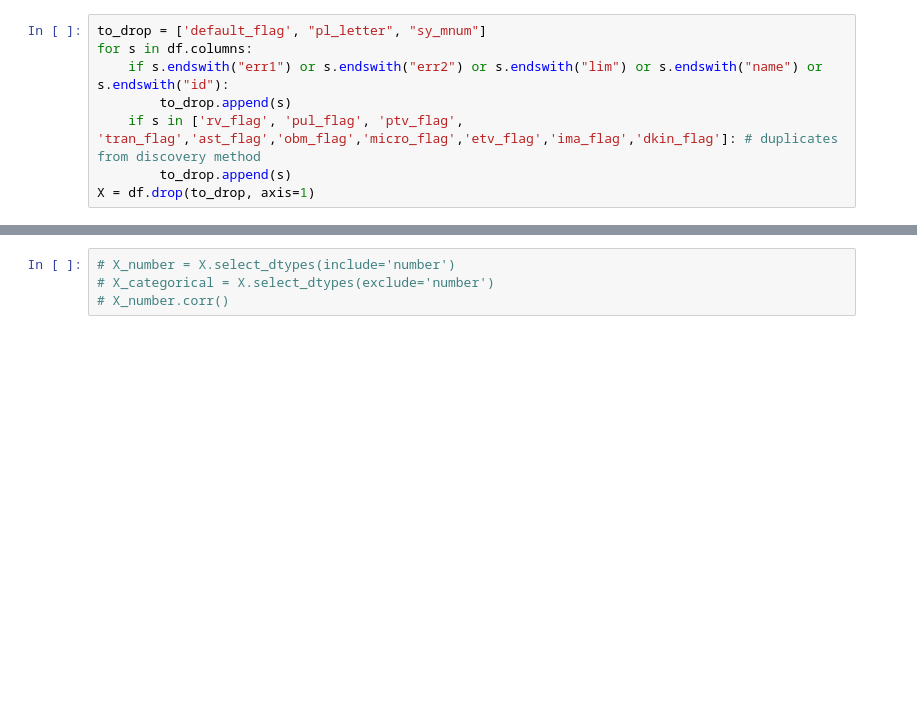
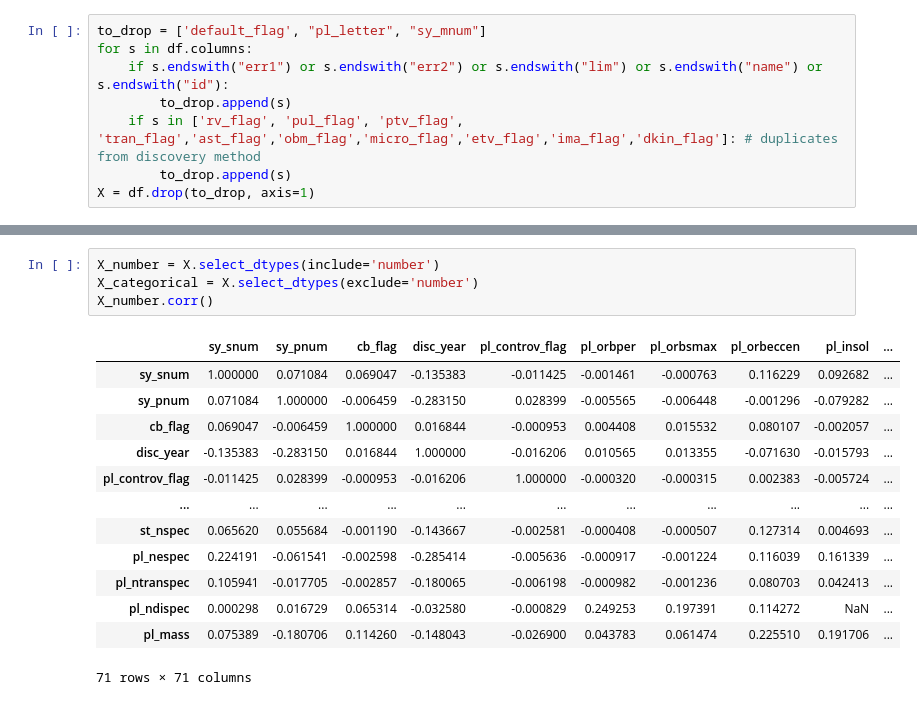
Before and after one commit to rhit-silkaijr/MA415, a Jupyter notebook: Preprocessing.ipynb, the cells around one changed output, grey strips where cells are left out. Saved outputs shown, nothing was run; the diff lists cells and outputs as text; blank space fills up the shorter version.

```diff
--- a/Preprocessing.ipynb
+++ b/Preprocessing.ipynb
@@ -163,4 +157,18 @@ list(X.columns)
 # %%
-# X_number = X.select_dtypes(include='number')
-# X_categorical = X.select_dtypes(exclude='number')
-# X_number.corr()
+X_number = X.select_dtypes(include='number')
+X_categorical = X.select_dtypes(exclude='number')
+X_number.corr()
+# %% [output]
+|  | sy_snum | sy_pnum | cb_flag | disc_year | pl_controv_flag | pl_orbper | pl_orbsmax | pl_orbeccen | pl_insol | ... |
+| sy_snum | 1.000000 | 0.071084 | 0.069047 | -0.135383 | -0.011425 | -0.001461 | -0.000763 | 0.116229 | 0.092682 | ... |
+| sy_pnum | 0.071084 | 1.000000 | -0.006459 | -0.283150 | 0.028399 | -0.005565 | -0.006448 | -0.001296 | -0.079282 | ... |
+| cb_flag | 0.069047 | -0.006459 | 1.000000 | 0.016844 | -0.000953 | 0.004408 | 0.015532 | 0.080107 | -0.002057 | ... |
+| disc_year | -0.135383 | -0.283150 | 0.016844 | 1.000000 | -0.016206 | 0.010565 | 0.013355 | -0.071630 | -0.015793 | ... |
+| pl_controv_flag | -0.011425 | 0.028399 | -0.000953 | -0.016206 | 1.000000 | -0.000320 | -0.000315 | 0.002383 | -0.005724 | ... |
+| ... | ... | ... | ... | ... | ... | ... | ... | ... | ... | ... |
+| st_nspec | 0.065620 | 0.055684 | -0.001190 | -0.143667 | -0.002581 | -0.000408 | -0.000507 | 0.127314 | 0.004693 | ... |
+| pl_nespec | 0.224191 | -0.061541 | -0.002598 | -0.285414 | -0.005636 | -0.000917 | -0.001224 | 0.116039 | 0.161339 | ... |
+| pl_ntranspec | 0.105941 | -0.017705 | -0.002857 | -0.180065 | -0.006198 | -0.000982 | -0.001236 | 0.080703 | 0.042413 | ... |
+| pl_ndispec | 0.000298 | 0.016729 | 0.065314 | -0.032580 | -0.000829 | 0.249253 | 0.197391 | 0.114272 | NaN | ... |
+| pl_mass | 0.075389 | -0.180706 | 0.114260 | -0.148043 | -0.026900 | 0.043783 | 0.061474 | 0.225510 | 0.191706 | ... |
+71 rows × 71 columns
```
Also changed, not shown: parts of 18 cells of this notebook.
